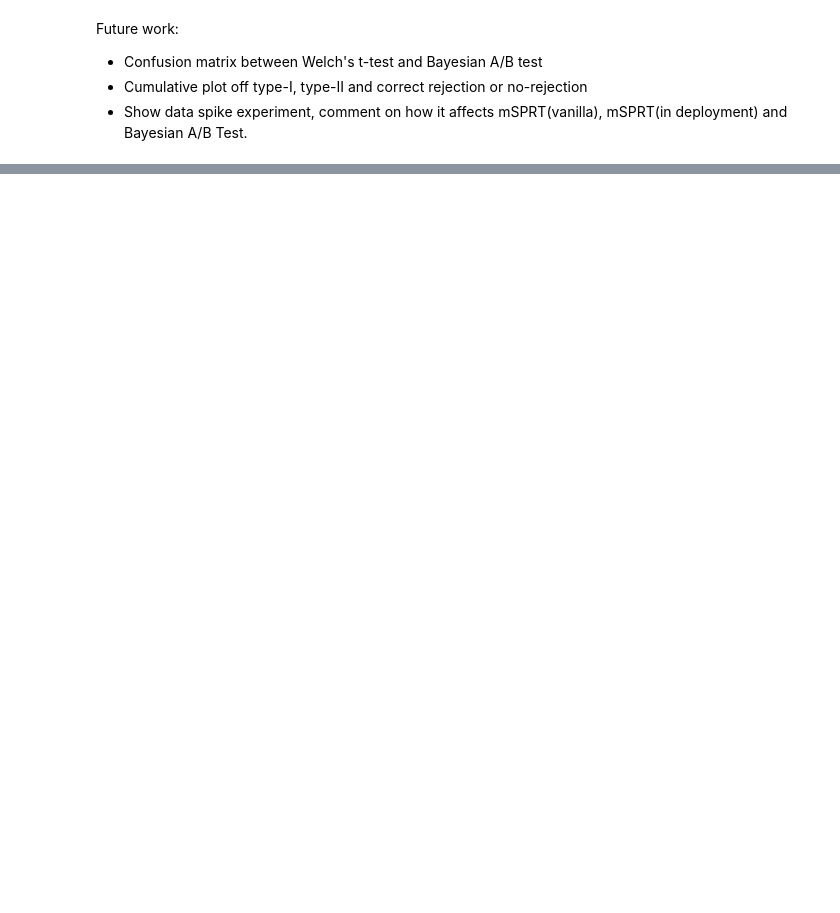
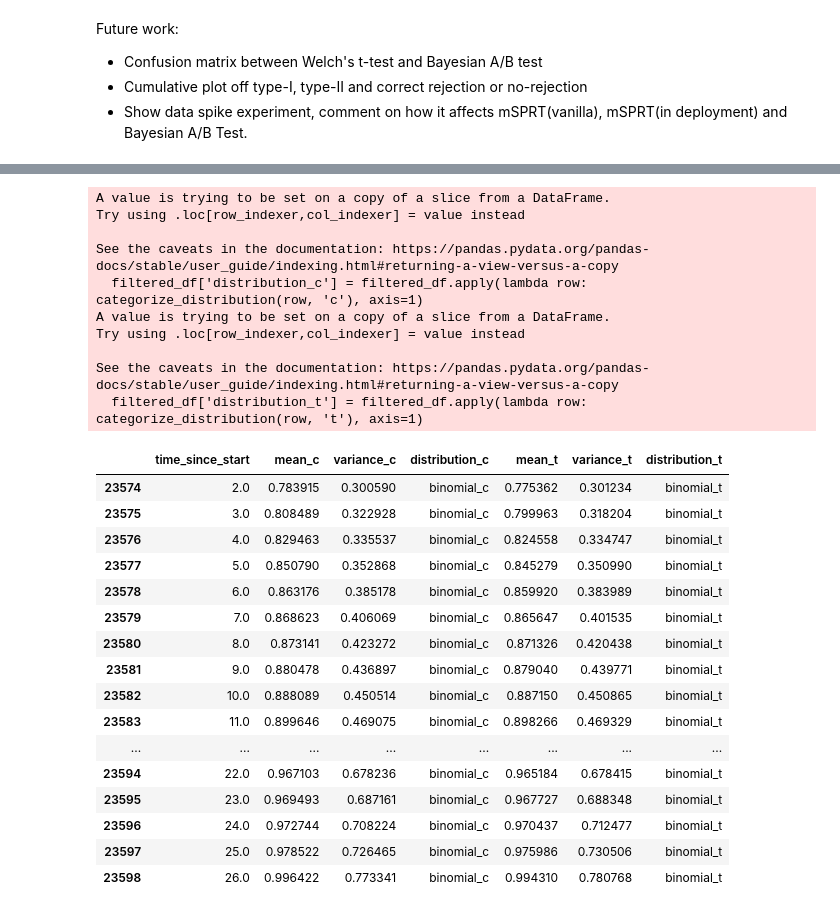
Before and after one commit to madanmohan-venkatesan/notebooks, a Jupyter notebook: oce-dataset.ipynb, the cells around one changed output, grey strips where cells are left out. Drawn from its saved outputs; the diff is of its cells as text; code cells hidden in the pictures; blank space fills up the shorter version.

```diff
--- a/oce-dataset.ipynb
+++ b/oce-dataset.ipynb
@@ -698,3 +702,11 @@ Future work:
 * Confusion matrix between Welch's t-test and Bayesian A/B test
 * Cumulative plot off type-I, type-II and correct rejection or no-rejection
 * Show data spike experiment, comment on how it affects mSPRT(vanilla), mSPRT(in deployment) and Bayesian A/B Test.
+# %%
+# Example: Replace 'f50b07' with the desired experiment ID and 1 with the desired variant ID
+filtered_df = abtest_metrics_df[(abtest_metrics_df['experiment_id'] == 'f50b07') &
+                                (abtest_metrics_df['variant_id'] == 1) &
+                                (abtest_metrics_df['metric_id'] == 2)
+                              ]
+
+filtered_df[['variance_t','mean_t']]
@@ -700,0 +731,44 @@ Future work:
+# %%
+def categorize_distribution(row, group):
+    mean = row[f'mean_{group}']
+    variance = row[f'variance_{group}']
+
+    if np.isclose(mean, variance):
+        return f'poisson_{group}'
+    elif variance < mean:
+        return f'binomial_{group}'
+    else:
+        return f'negative_binomial_{group}'
+
+filtered_df['distribution_c'] = filtered_df.apply(lambda row: categorize_distribution(row, 'c'), axis=1)
+filtered_df['distribution_t'] = filtered_df.apply(lambda row: categorize_distribution(row, 't'), axis=1)
+
+display(filtered_df[['time_since_start', 'mean_c', 'variance_c', 'distribution_c', 'mean_t', 'variance_t', 'distribution_t']])
+# %% [output]
+A value is trying to be set on a copy of a slice from a DataFrame.
+Try using .loc[row_indexer,col_indexer] = value instead
+
+See the caveats in the documentation: https://pandas.pydata.org/pandas-docs/stable/user_guide/indexing.html#returning-a-view-versus-a-copy
+  filtered_df['distribution_c'] = filtered_df.apply(lambda row: categorize_distribution(row, 'c'), axis=1)
+A value is trying to be set on a copy of a slice from a DataFrame.
+Try using .loc[row_indexer,col_indexer] = value instead
+
+See the caveats in the documentation: https://pandas.pydata.org/pandas-docs/stable/user_guide/indexing.html#returning-a-view-versus-a-copy
+  filtered_df['distribution_t'] = filtered_df.apply(lambda row: categorize_distribution(row, 't'), axis=1)
+|  | time_since_start | mean_c | variance_c | distribution_c | mean_t | variance_t | distribution_t |
+| 23574 | 2.0 | 0.783915 | 0.300590 | binomial_c | 0.775362 | 0.301234 | binomial_t |
+| 23575 | 3.0 | 0.808489 | 0.322928 | binomial_c | 0.799963 | 0.318204 | binomial_t |
+| 23576 | 4.0 | 0.829463 | 0.335537 | binomial_c | 0.824558 | 0.334747 | binomial_t |
+| 23577 | 5.0 | 0.850790 | 0.352868 | binomial_c | 0.845279 | 0.350990 | binomial_t |
+| 23578 | 6.0 | 0.863176 | 0.385178 | binomial_c | 0.859920 | 0.383989 | binomial_t |
+| 23579 | 7.0 | 0.868623 | 0.406069 | binomial_c | 0.865647 | 0.401535 | binomial_t |
+| 23580 | 8.0 | 0.873141 | 0.423272 | binomial_c | 0.871326 | 0.420438 | binomial_t |
+| 23581 | 9.0 | 0.880478 | 0.436897 | binomial_c | 0.879040 | 0.439771 | binomial_t |
+| 23582 | 10.0 | 0.888089 | 0.450514 | binomial_c | 0.887150 | 0.450865 | binomial_t |
+| 23583 | 11.0 | 0.899646 | 0.469075 | binomial_c | 0.898266 | 0.469329 | binomial_t |
+| ... | ... | ... | ... | ... | ... | ... | ... |
+| 23594 | 22.0 | 0.967103 | 0.678236 | binomial_c | 0.965184 | 0.678415 | binomial_t |
+| 23595 | 23.0 | 0.969493 | 0.687161 | binomial_c | 0.967727 | 0.688348 | binomial_t |
+| 23596 | 24.0 | 0.972744 | 0.708224 | binomial_c | 0.970437 | 0.712477 | binomial_t |
+| 23597 | 25.0 | 0.978522 | 0.726465 | binomial_c | 0.975986 | 0.730506 | binomial_t |
+| 23598 | 26.0 | 0.996422 | 0.773341 | binomial_c | 0.994310 | 0.780768 | binomial_t |
```
Also changed, not shown: parts of 24 cells of this notebook.
